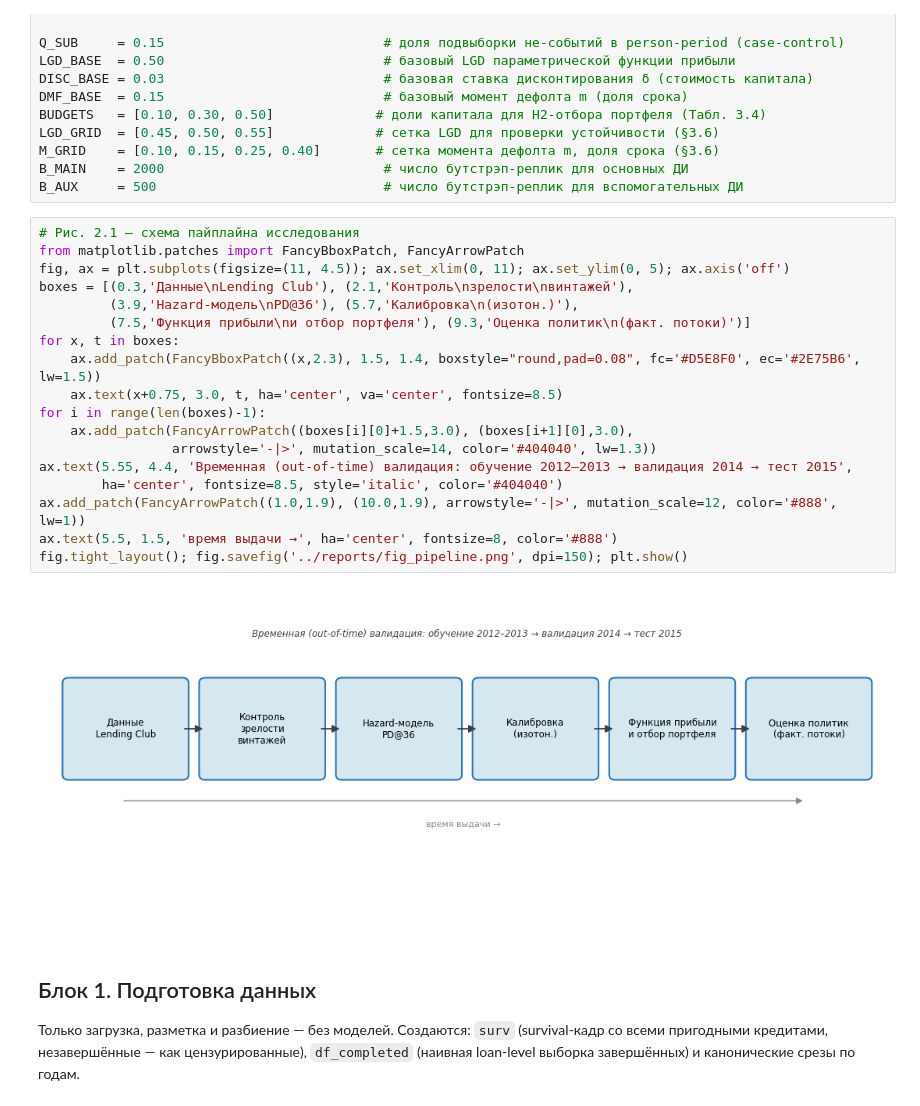
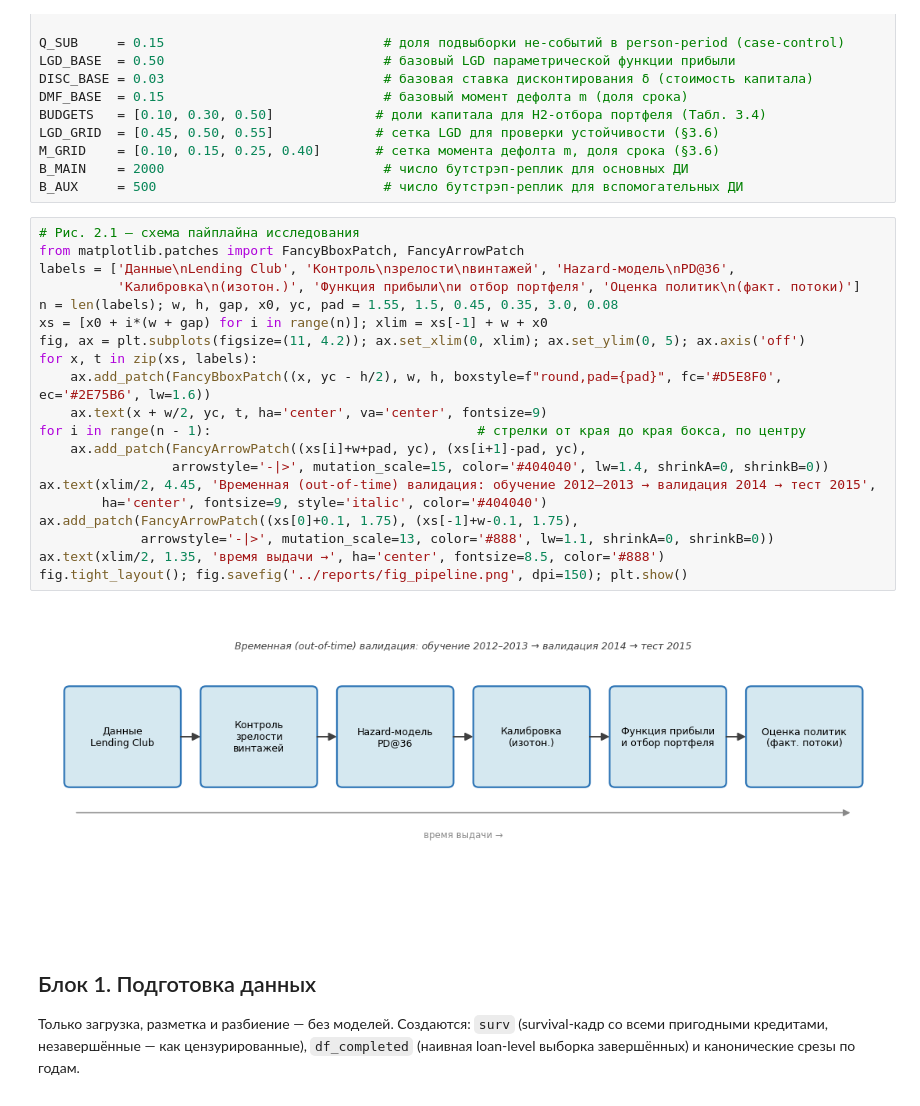
Before and after one commit to vyumalashko/coursework_vyumalashko, a Jupyter notebook: notebooks/coursework_script.ipynb, the cells around one changed output. Saved outputs shown, nothing was run; the diff lists cells and outputs as text.

```diff
--- a/notebooks/coursework_script.ipynb
+++ b/notebooks/coursework_script.ipynb
@@ -61,23 +59,25 @@ B_AUX     = 500                             # число бутстрэп-реп
 # %%
 # Рис. 2.1 — схема пайплайна исследования
 from matplotlib.patches import FancyBboxPatch, FancyArrowPatch
-fig, ax = plt.subplots(figsize=(11, 4.5)); ax.set_xlim(0, 11); ax.set_ylim(0, 5); ax.axis('off')
-boxes = [(0.3,'Данные\nLending Club'), (2.1,'Контроль\nзрелости\nвинтажей'),
-         (3.9,'Hazard-модель\nPD@36'), (5.7,'Калибровка\n(изотон.)'),
-         (7.5,'Функция прибыли\nи отбор портфеля'), (9.3,'Оценка политик\n(факт. потоки)')]
-for x, t in boxes:
-    ax.add_patch(FancyBboxPatch((x,2.3), 1.5, 1.4, boxstyle="round,pad=0.08", fc='#D5E8F0', ec='#2E75B6', lw=1.5))
-    ax.text(x+0.75, 3.0, t, ha='center', va='center', fontsize=8.5)
-for i in range(len(boxes)-1):
-    ax.add_patch(FancyArrowPatch((boxes[i][0]+1.5,3.0), (boxes[i+1][0],3.0),
-                 arrowstyle='-|>', mutation_scale=14, color='#404040', lw=1.3))
-ax.text(5.55, 4.4, 'Временная (out-of-time) валидация: обучение 2012–2013 → валидация 2014 → тест 2015',
-        ha='center', fontsize=8.5, style='italic', color='#404040')
-ax.add_patch(FancyArrowPatch((1.0,1.9), (10.0,1.9), arrowstyle='-|>', mutation_scale=12, color='#888', lw=1))
-ax.text(5.5, 1.5, 'время выдачи →', ha='center', fontsize=8, color='#888')
+labels = ['Данные\nLending Club', 'Контроль\nзрелости\nвинтажей', 'Hazard-модель\nPD@36',
+          'Калибровка\n(изотон.)', 'Функция прибыли\nи отбор портфеля', 'Оценка политик\n(факт. потоки)']
+n = len(labels); w, h, gap, x0, yc, pad = 1.55, 1.5, 0.45, 0.35, 3.0, 0.08
+xs = [x0 + i*(w + gap) for i in range(n)]; xlim = xs[-1] + w + x0
+fig, ax = plt.subplots(figsize=(11, 4.2)); ax.set_xlim(0, xlim); ax.set_ylim(0, 5); ax.axis('off')
+for x, t in zip(xs, labels):
+    ax.add_patch(FancyBboxPatch((x, yc - h/2), w, h, boxstyle=f"round,pad={pad}", fc='#D5E8F0', ec='#2E75B6', lw=1.6))
+    ax.text(x + w/2, yc, t, ha='center', va='center', fontsize=9)
+for i in range(n - 1):                                  # стрелки от края до края бокса, по центру
+    ax.add_patch(FancyArrowPatch((xs[i]+w+pad, yc), (xs[i+1]-pad, yc),
+                 arrowstyle='-|>', mutation_scale=15, color='#404040', lw=1.4, shrinkA=0, shrinkB=0))
+ax.text(xlim/2, 4.45, 'Временная (out-of-time) валидация: обучение 2012–2013 → валидация 2014 → тест 2015',
+        ha='center', fontsize=9, style='italic', color='#404040')
+ax.add_patch(FancyArrowPatch((xs[0]+0.1, 1.75), (xs[-1]+w-0.1, 1.75),
+             arrowstyle='-|>', mutation_scale=13, color='#888', lw=1.1, shrinkA=0, shrinkB=0))
+ax.text(xlim/2, 1.35, 'время выдачи →', ha='center', fontsize=8.5, color='#888')
 fig.tight_layout(); fig.savefig('../reports/fig_pipeline.png', dpi=150); plt.show()
 # %% [output]
-[figure, old version]
+[figure, new version]
 # %% [markdown]
 ## Блок 1. Подготовка данных
 Только загрузка, разметка и разбиение — без моделей. Создаются: `surv` (survival-кадр со всеми
```
Also changed, not shown: parts of 25 cells of this notebook, 4 other files.
